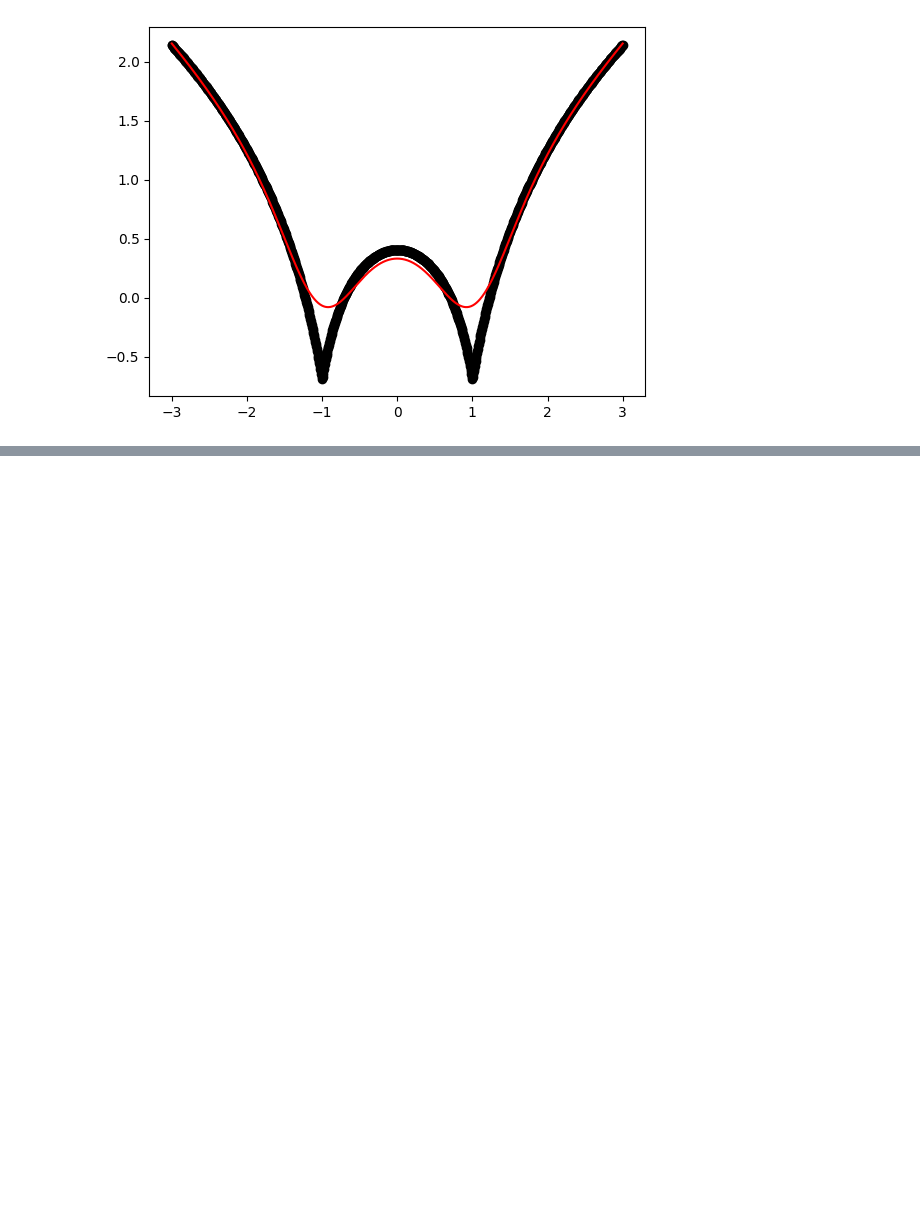
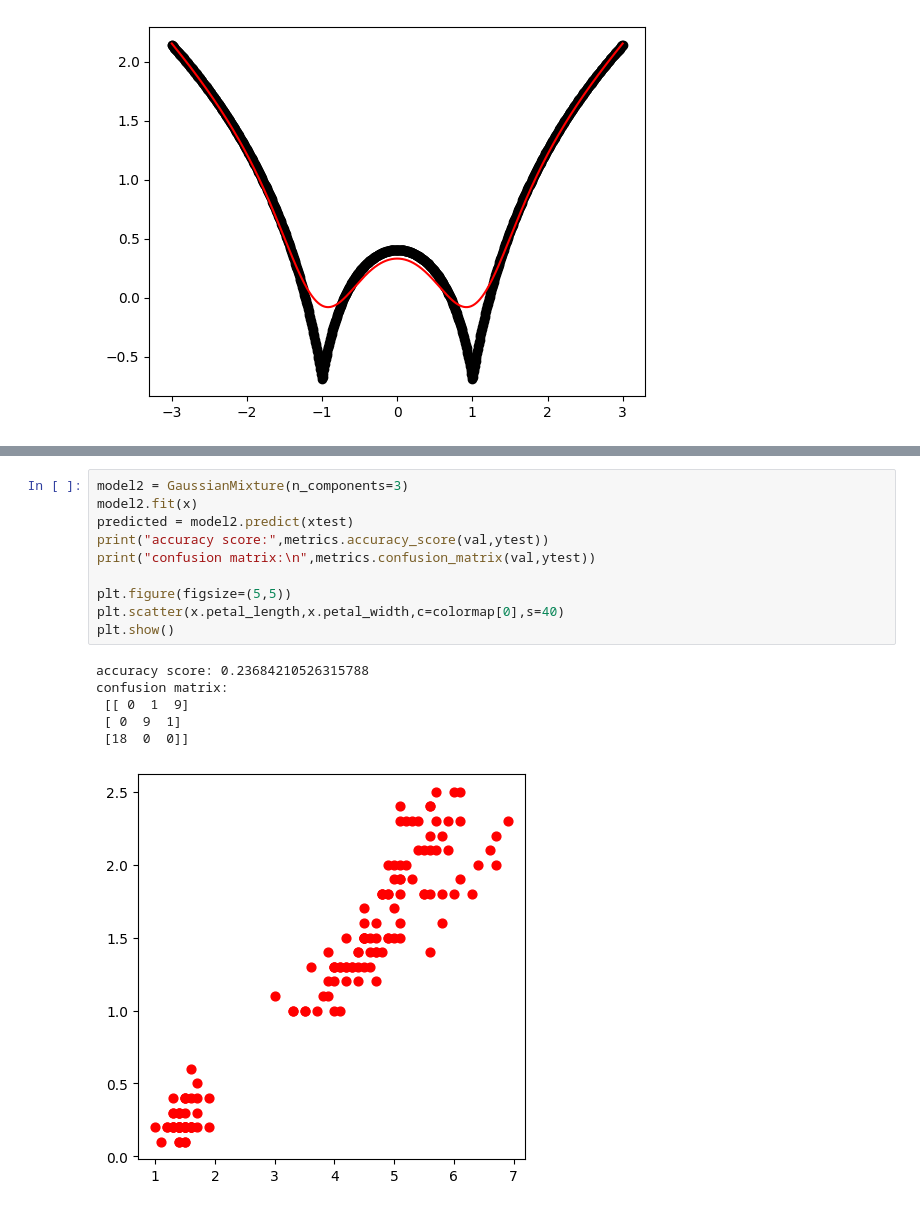
Before and after one commit to MsHegde-code/sem7, a Jupyter notebook: all.ipynb, the cells around one changed output, grey strips where cells are left out. Saved outputs shown, nothing was run; the diff lists cells and outputs as text; blank space fills up the shorter version.

```diff
--- a/all.ipynb
+++ b/all.ipynb
@@ -197,0 +350,17 @@ draw(0.1)
+# %%
+model2 = GaussianMixture(n_components=3)
+model2.fit(x)
+predicted = model2.predict(xtest)
+print("accuracy score:",metrics.accuracy_score(val,ytest))
+print("confusion matrix:\n",metrics.confusion_matrix(val,ytest))
+
+plt.figure(figsize=(5,5))
+plt.scatter(x.petal_length,x.petal_width,c=colormap[0],s=40)
+plt.show()
+# %% [output]
+accuracy score: 0.23684210526315788
+confusion matrix:
+ [[ 0  1  9]
+ [ 0  9  1]
+ [18  0  0]]
+[figure, added]
```
Also changed, not shown: parts of 9 cells of this notebook, 3 other files.
